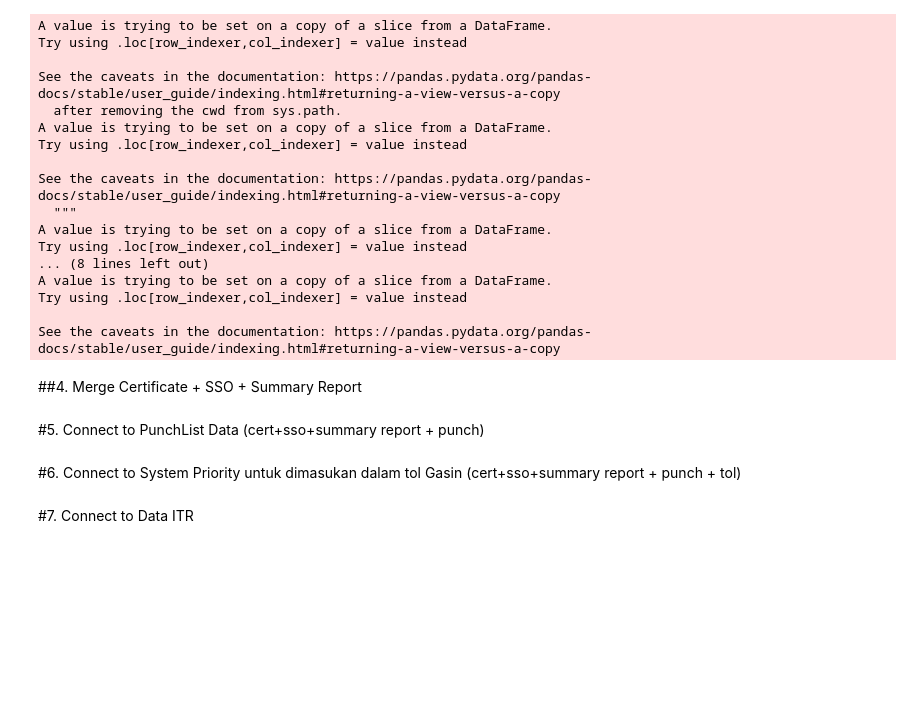
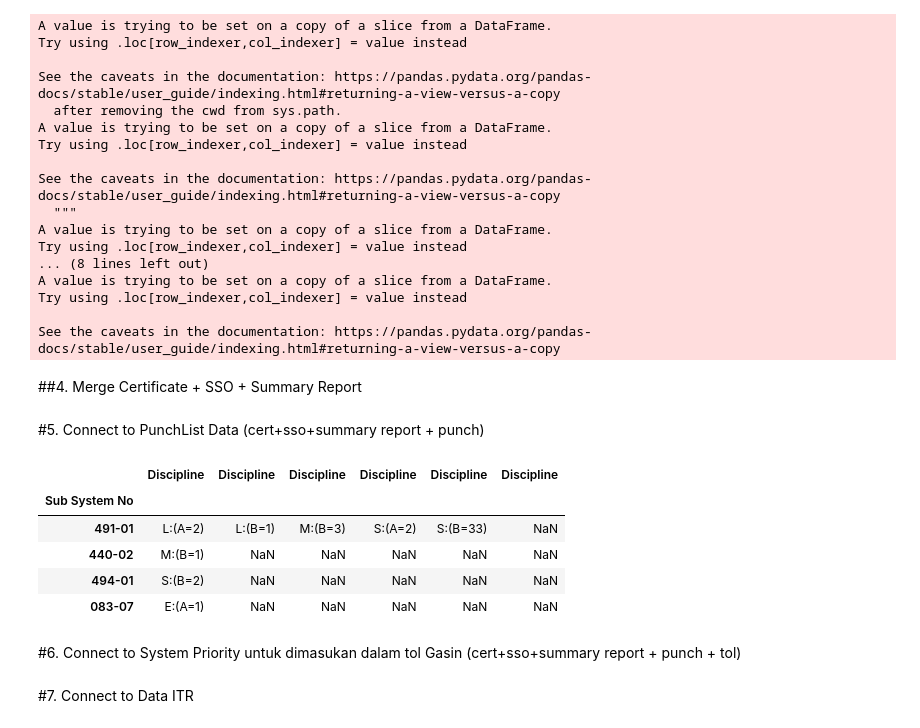
Before and after one commit to jimxs74/SC, a Jupyter notebook: SC61_Colaboratory.ipynb, the cells around one changed output. Saved outputs shown, nothing was run; the diff lists cells and outputs as text; code cells hidden in the pictures; blank space fills up the shorter version.

```diff
--- a/SC61_Colaboratory.ipynb
+++ b/SC61_Colaboratory.ipynb
@@ -222 +236,10 @@ pl_b = pl.loc[pl['Category'].isin(['B'])]
+# %%
+pl.sample(4)
+# %% [output]
+|  | Discipline | Discipline | Discipline | Discipline | Discipline | Discipline |
+| Sub System No |  |  |  |  |  |  |
+| 491-01 | L:(A=2) | L:(B=1) | M:(B=3) | S:(A=2) | S:(B=33) | NaN |
+| 440-02 | M:(B=1) | NaN | NaN | NaN | NaN | NaN |
+| 494-01 | S:(B=2) | NaN | NaN | NaN | NaN | NaN |
+| 083-07 | E:(A=1) | NaN | NaN | NaN | NaN | NaN |
 # %%
```
Also changed, not shown: parts of 3 cells of this notebook.
